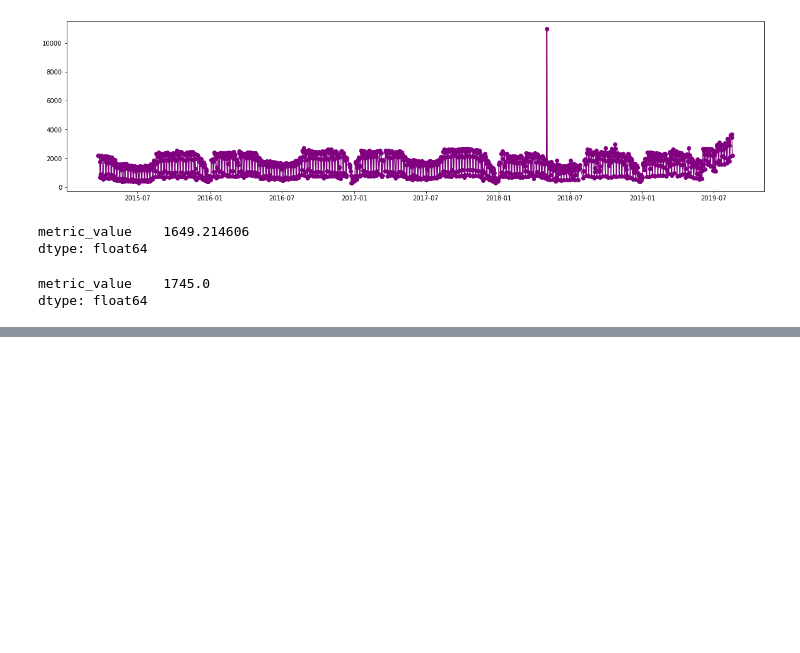
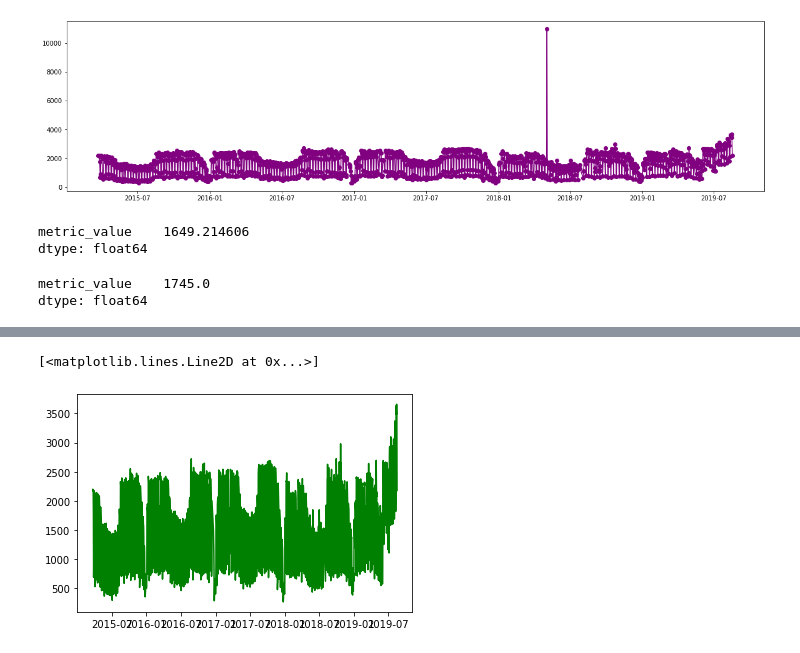
Before and after one commit to UNCG-CSE/G_Suite_Metrics, a Jupyter notebook: src/Jackie/CalendarAnalysis.ipynb, the cells around one changed output, grey strips where cells are left out. Drawn from its saved outputs; the diff is of its cells as text; code cells hidden in the pictures; blank space fills up the shorter version.

```diff
--- a/src/Jackie/CalendarAnalysis.ipynb
+++ b/src/Jackie/CalendarAnalysis.ipynb
@@ -59,0 +125,5 @@ dtype: float64
+# %%
+plt.plot(newDaily['time'], newDaily['metric_value'], color='g')
+# %% [output]
+[<matplotlib.lines.Line2D at 0x...>]
+[figure, added]
```
Also changed, not shown: parts of 6 cells of this notebook.
